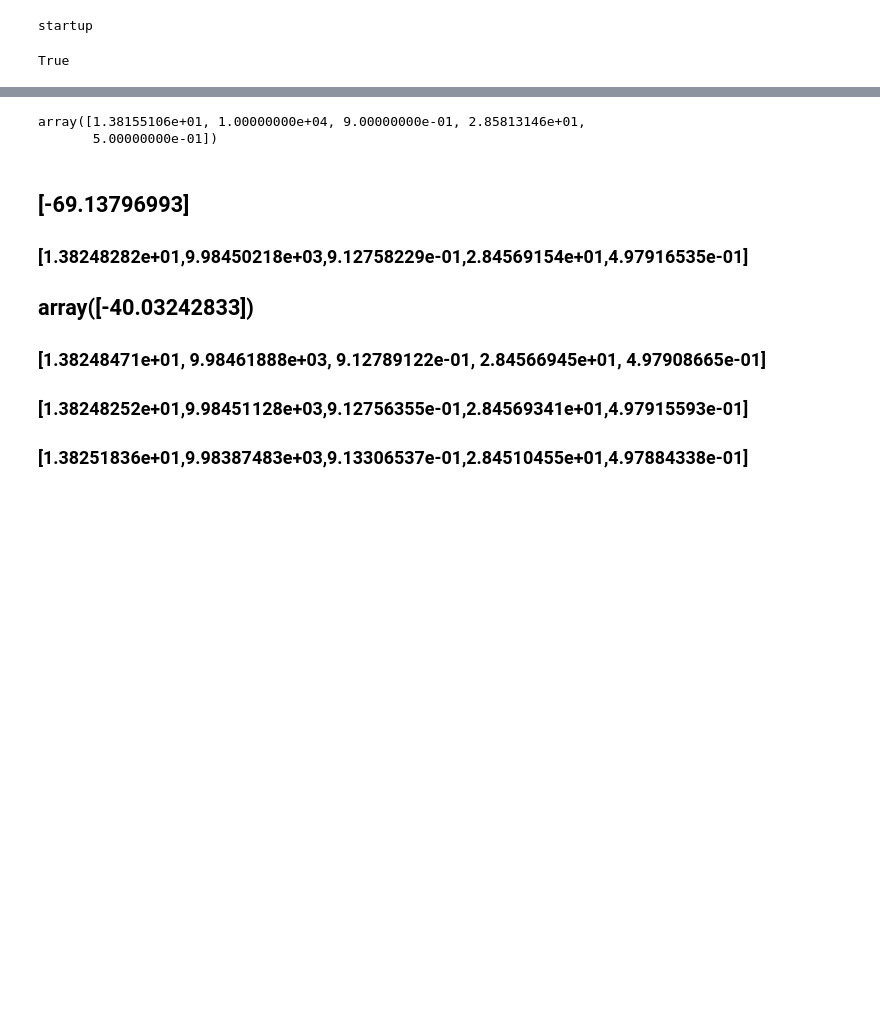
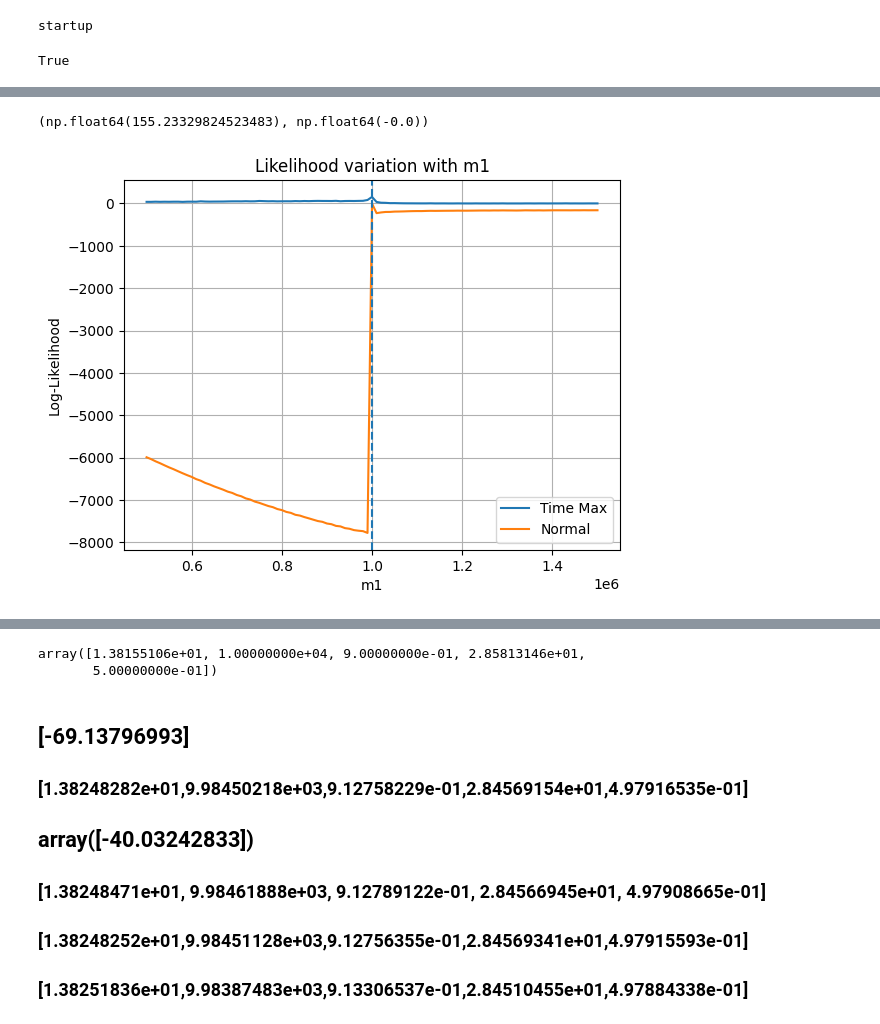
Before and after one commit to rishavrste/SuperKludge_r, a Jupyter notebook: PARIS_SAMPLING/IMRI_paris_opt_1PA_vs0PA_5_PARAMS_time_phase_max.ipynb, the cells around one changed output, grey strips where cells are left out. Drawn from its saved outputs; the diff is of its cells as text; code cells hidden in the pictures; blank space fills up the shorter version.

```diff
--- a/PARIS_SAMPLING/IMRI_paris_opt_1PA_vs0PA_5_PARAMS_time_phase_max.ipynb
+++ b/PARIS_SAMPLING/IMRI_paris_opt_1PA_vs0PA_5_PARAMS_time_phase_max.ipynb
@@ -402,0 +512,39 @@ ranges
+# %%
+np.max(loglikes_time_max), np.max(loglikes_normal)
+# %% [output]
+(np.float64(155.23329824523483), np.float64(-0.0))
+# %%
+m1_vals = np.linspace(0.5*m1, 1.5*m1, 101)
+
+loglikes_normal = []
+loglikes_time_max = []
+
+for m1_ in m1_vals:
+
+    loglike_time_max = loglike_calc_time_max(m1_, m2, a, p0, e0)
+    if hasattr(loglike_time_max, "get"):
+        loglike_time_max = loglike_time_max.get()
+
+    loglike_normal = loglike_calc(m1_, m2, a, p0, e0)
+    if hasattr(loglike_normal, "get"):
+        loglike_normal = loglike_normal.get()
+
+    loglikes_time_max.append(loglike_time_max)
+    loglikes_normal.append(loglike_normal)
+
+loglikes_time_max = np.array(loglikes_time_max)
+loglikes_normal = np.array(loglikes_normal)
+
+# ---- Plot ----
+plt.figure()
+plt.plot(m1_vals, loglikes_time_max, label="Time Max")
+plt.plot(m1_vals, loglikes_normal, label="Normal")
+plt.axvline(m1, linestyle="--")
+plt.xlabel("m1")
+plt.ylabel("Log-Likelihood")
+plt.title("Likelihood variation with m1")
+plt.grid()
+plt.legend()
+plt.show()
+# %% [output]
+[figure, added]
```
Also changed, not shown: parts of 18 cells of this notebook, 3 other files.
